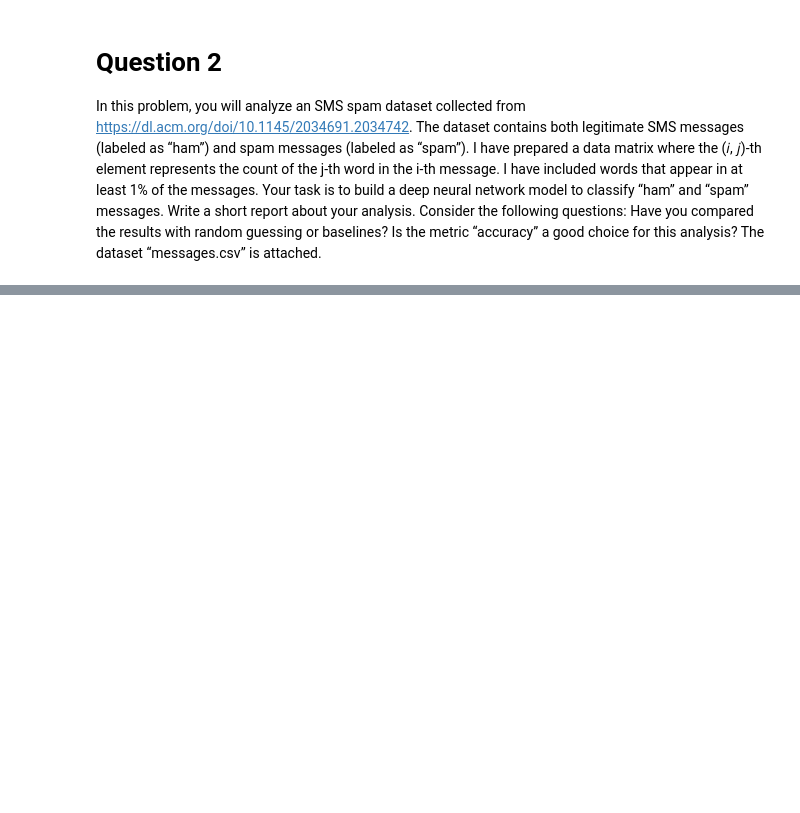
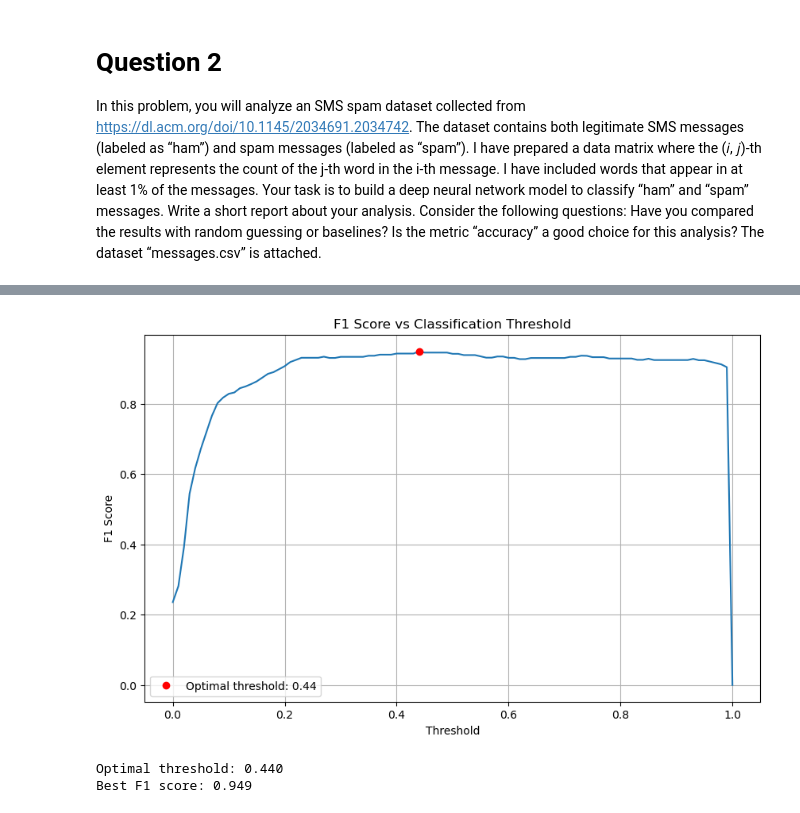
Before and after one commit to mattstoebe/CSU_MAS, a Jupyter notebook: Q4/578_MachineLearning/HW2.ipynb, the cells around one changed output, grey strips where cells are left out. Drawn from its saved outputs; the diff is of its cells as text; code cells hidden in the pictures; blank space fills up the shorter version.

```diff
--- a/Q4/578_MachineLearning/HW2.ipynb
+++ b/Q4/578_MachineLearning/HW2.ipynb
@@ -63,0 +357,38 @@ guessing or baselines? Is the metric “accuracy” a good choice for this analy
+# %%
+import numpy as np
+from sklearn.metrics import f1_score
+import matplotlib.pyplot as plt
+
+# Generate range of thresholds
+thresholds = np.arange(0, 1.01, 0.01)
+f1_scores = []
+
+# Calculate F1 score for each threshold
+for threshold in thresholds:
+    y_pred_thresh = (y_prob > threshold).astype(int)
+    f1 = f1_score(y_test, y_pred_thresh)
+    f1_scores.append(f1)
+
+# Plot F1 curve
+plt.figure(figsize=(10, 6))
+plt.plot(thresholds, f1_scores)
+plt.title('F1 Score vs Classification Threshold')
+plt.xlabel('Threshold')
+plt.ylabel('F1 Score')
+plt.grid(True)
+
+# Find and plot optimal threshold
+optimal_idx = np.argmax(f1_scores)
+optimal_threshold = thresholds[optimal_idx]
+optimal_f1 = f1_scores[optimal_idx]
+
+plt.plot(optimal_threshold, optimal_f1, 'ro', label=f'Optimal threshold: {optimal_threshold:.2f}')
+plt.legend()
+plt.show()
+
+print(f"Optimal threshold: {optimal_threshold:.3f}")
+print(f"Best F1 score: {optimal_f1:.3f}")
+# %% [output]
+[figure, added]
+Optimal threshold: 0.440
+Best F1 score: 0.949
```
Also changed, not shown: parts of 4 cells of this notebook, 1 other file.
